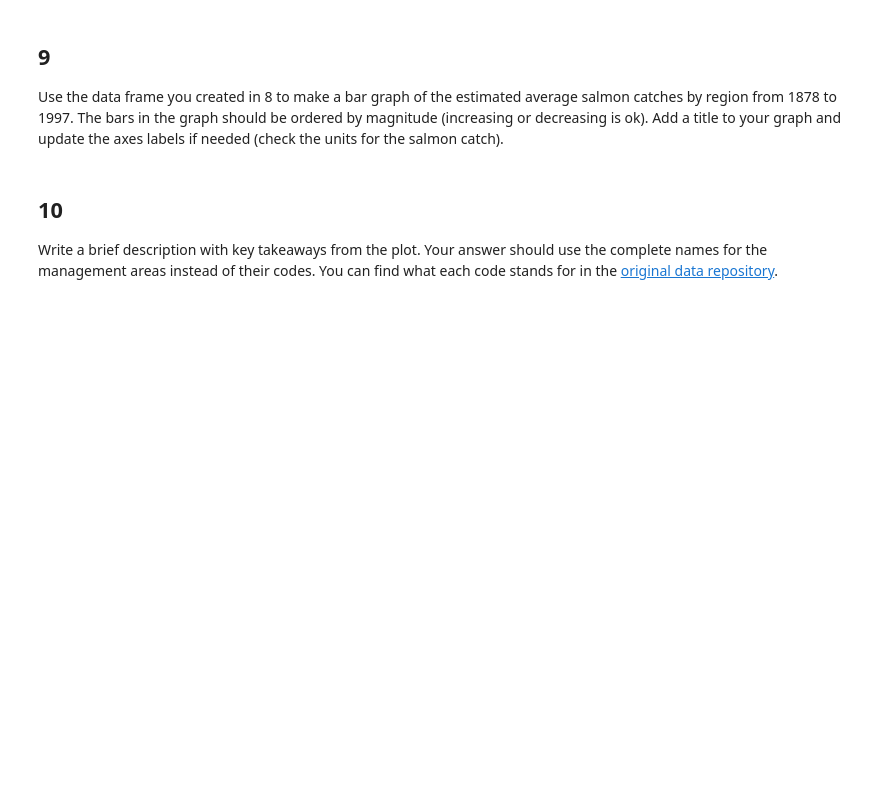
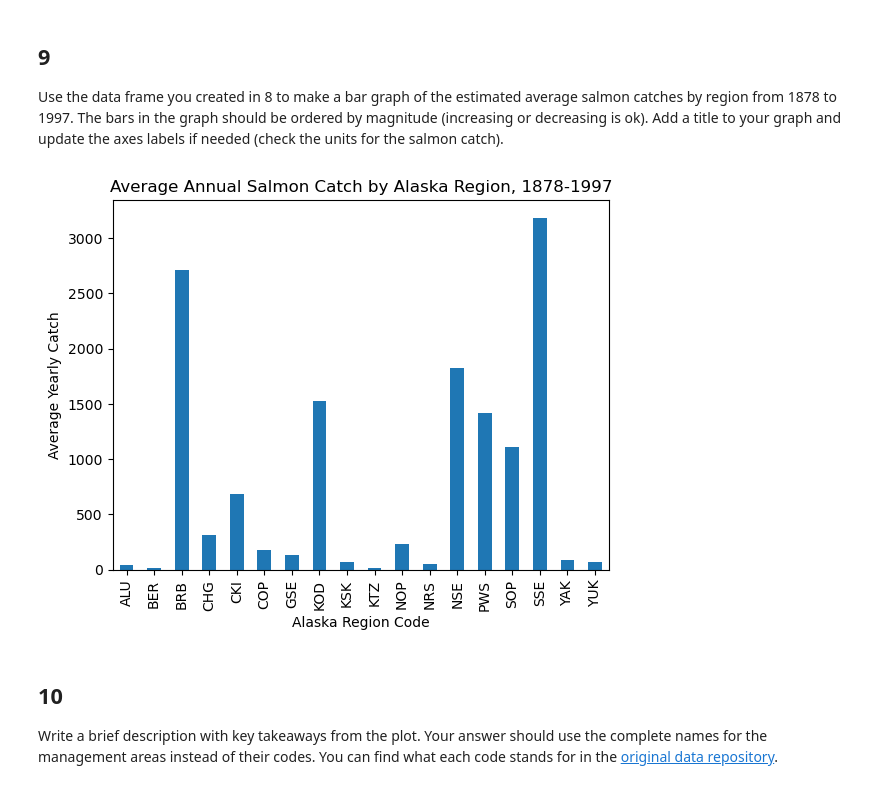
Before and after one commit to olivrwitt/eds220-hwk2, a Jupyter notebook: task2/hwk2-task2-salmon.ipynb, the cells around one changed output. Saved outputs shown, nothing was run; the diff lists cells and outputs as text; code cells hidden in the pictures; blank space fills up the shorter version.

```diff
--- a/task2/hwk2-task2-salmon.ipynb
+++ b/task2/hwk2-task2-salmon.ipynb
@@ -222,0 +241,10 @@ catch_column_type
+# %%
+catch_data["Catch"] = catch_data["Catch"].astype(int)
+# Use ".astype" to change the type of the "Catch" column to "int"
+
+catch_column_type = catch_data["Catch"].dtype
+# Get the new data type of the "Catch" column, and store it under the new variable
+
+
+catch_column_type
+# Print the new column type
@@ -232,0 +262,6 @@ avg_region
+# %%
+avg_region = catch_data["Catch"].groupby(catch_data["Region"]).mean()
+# Group the data in the "catch" column by region using .groupby()
+# Store it as a new variable ("avg_region")
+
+avg_region
@@ -240,6 +298,14 @@ grader.check("q8")
 ## 9
 
 Use the data frame you created in 8 to make a bar graph of the estimated average salmon catches by region from 1878 to 1997. The bars in the graph should be ordered by magnitude (increasing or decreasing is ok). Add a title to your graph and update the axes labels if needed (check the units for the salmon catch).
+# %%
+avg_region.plot(kind="bar")
+plt.title("Average Annual Salmon Catch by Alaska Region, 1878-1997")
+plt.ylabel("Average Yearly Catch")
+plt.xlabel("Alaska Region Code")
+plt.show()
+# %% [output]
+[figure, added]
 # %% [markdown]
 <!-- END QUESTION -->
 
```
Also changed, not shown: parts of 16 cells of this notebook.
